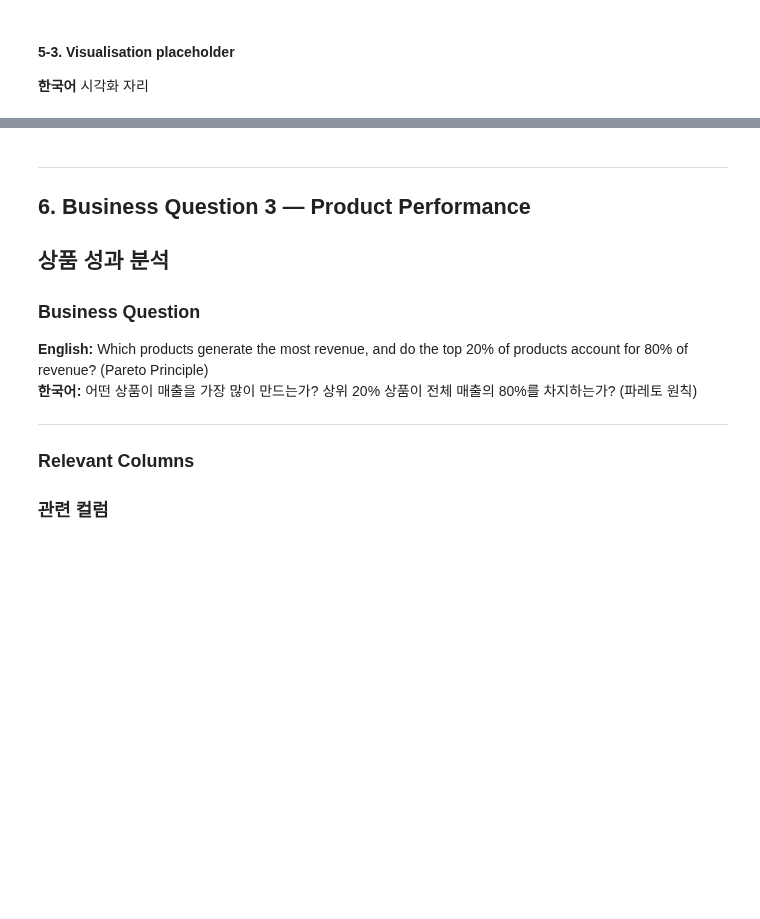
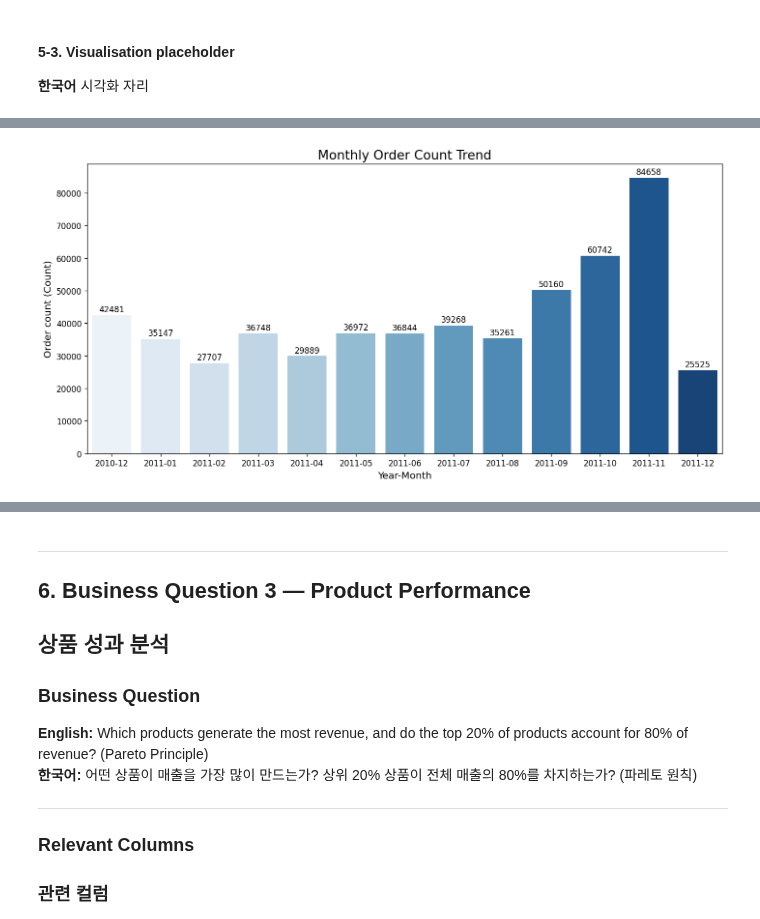
Before and after one commit to BookiChoi/BA-Portfolio, a Jupyter notebook: Projects/Cornerstone_Data_Pipeline/notebooks/business_eda.ipynb, the cells around one changed output, grey strips where cells are left out. Drawn from its saved outputs; the diff is of its cells as text; code cells hidden in the pictures; blank space fills up the shorter version.

```diff
--- a/Projects/Cornerstone_Data_Pipeline/notebooks/business_eda.ipynb
+++ b/Projects/Cornerstone_Data_Pipeline/notebooks/business_eda.ipynb
@@ -751,0 +786,27 @@ plt.show()
+# %%
+# ==========================================================
+# Visualisation — Monthly Order Count Trend (Bar Chart)
+# 시각화 — 월별 판매 건수 추이 (세로 막대 차트)
+# ==========================================================
+
+plt.figure(figsize=(12, 6))
+
+sns.barplot(
+    x=monthly_items.index,
+    y=monthly_items.values,
+    hue=monthly_items.index,
+    palette="Blues",
+    legend=False,
+)
+
+plt.title("Monthly Order Count Trend", fontsize=16)
+plt.xlabel("Year-Month", fontsize=12)
+plt.ylabel("Order count (Count)", fontsize=12)
+
+for i, v in enumerate(monthly_items.values):
+    plt.text(i, v + 1000, str(v), ha="center", fontsize=10)
+
+plt.tight_layout()
+plt.show()
+# %% [output]
+[figure, added]
```
Also changed, not shown: parts of 37 cells of this notebook.
